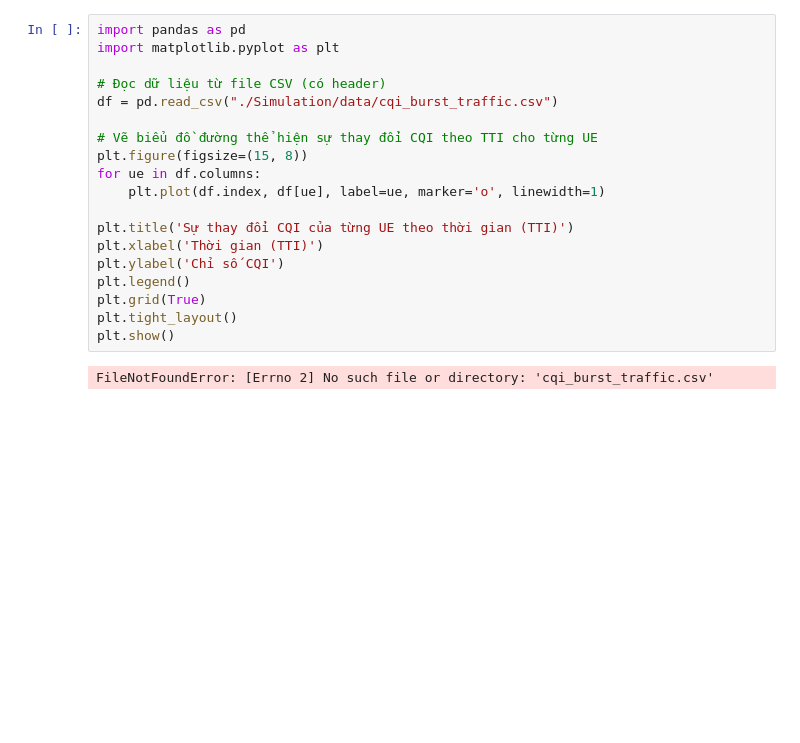
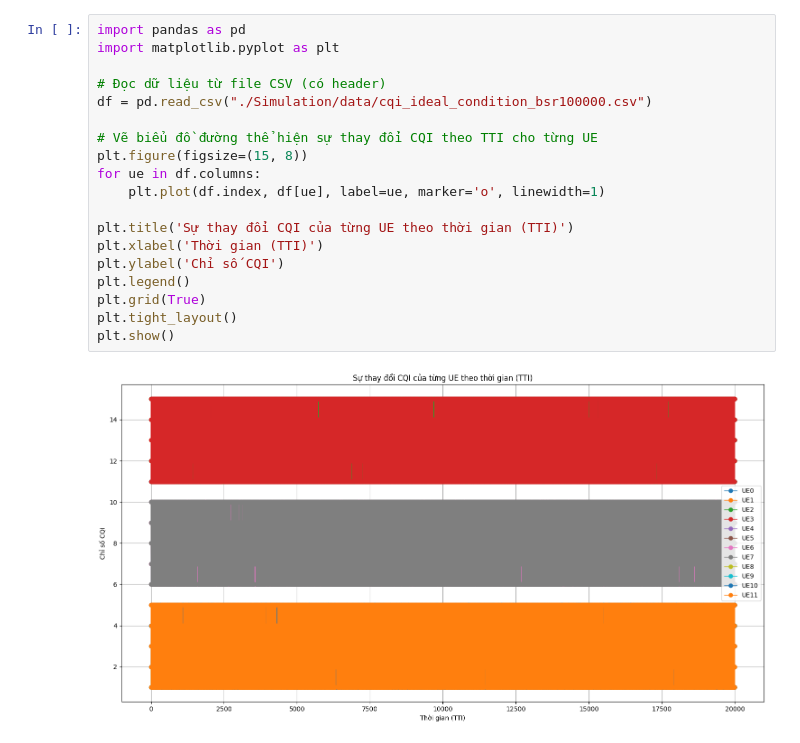
Before and after one commit to lephamcong/CapstoneProject, a Jupyter notebook: Simulation/data/dataAnalysis.ipynb, the cells around one changed output. Saved outputs shown, nothing was run; the diff lists cells and outputs as text; blank space fills up the shorter version.

```diff
--- a/Simulation/data/dataAnalysis.ipynb
+++ b/Simulation/data/dataAnalysis.ipynb
@@ -1,21 +1,21 @@
 # %%
 import pandas as pd
 import matplotlib.pyplot as plt
 
 # Đọc dữ liệu từ file CSV (có header)
-df = pd.read_csv("./Simulation/data/cqi_burst_traffic.csv")
+df = pd.read_csv("./Simulation/data/cqi_ideal_condition_bsr100000.csv")
 
 # Vẽ biểu đồ đường thể hiện sự thay đổi CQI theo TTI cho từng UE
 plt.figure(figsize=(15, 8))
 for ue in df.columns:
     plt.plot(df.index, df[ue], label=ue, marker='o', linewidth=1)
 
 plt.title('Sự thay đổi CQI của từng UE theo thời gian (TTI)')
 plt.xlabel('Thời gian (TTI)')
 plt.ylabel('Chỉ số CQI')
 plt.legend()
 plt.grid(True)
 plt.tight_layout()
 plt.show()
 # %% [output]
-FileNotFoundError: [Errno 2] No such file or directory: 'cqi_burst_traffic.csv'
+[figure, added]
```
Also changed, not shown: 7 other files.
